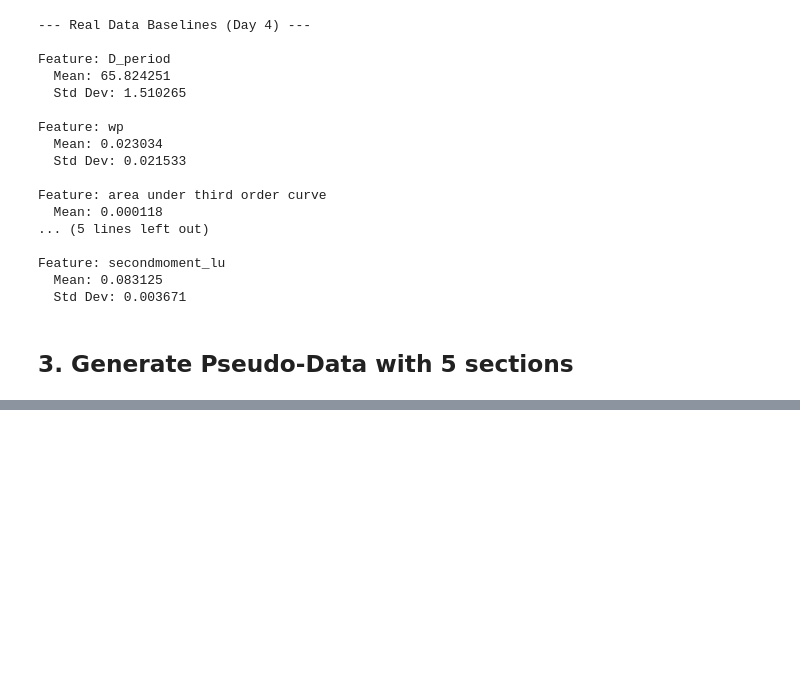
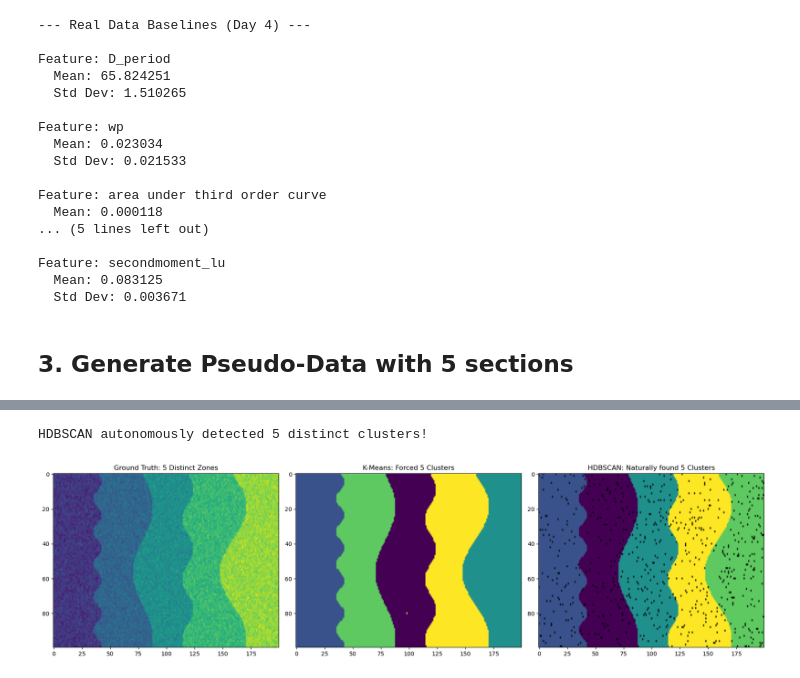
Before and after one commit to tomas2129silva/MSc-Dissertation, a Jupyter notebook: HDBSCAN_SAXS.ipynb, the cells around one changed output, grey strips where cells are left out. Saved outputs shown, nothing was run; the diff lists cells and outputs as text; code cells hidden in the pictures; blank space fills up the shorter version.

```diff
--- a/HDBSCAN_SAXS.ipynb
+++ b/HDBSCAN_SAXS.ipynb
@@ -124,0 +214,37 @@ for r in range(rows):
+# %%
+# 1. Run HDBSCAN
+# We set min_cluster_size to 300, right in the middle of your estimated range.
+hdb = hdbscan.HDBSCAN(min_cluster_size=300) # test min_samples=10
+hdb_labels = hdb.fit_predict(X_scaled)
+
+# Calculate how many clusters it actually found (HDBSCAN labels noise as -1)
+num_clusters_found = len(set(hdb_labels)) - (1 if -1 in hdb_labels else 0)
+print(f"HDBSCAN autonomously detected {num_clusters_found} distinct clusters!")
+
+# 2. Reshape the 1D labels back into our 100x200 image grid
+seg_hdbscan = hdb_labels.reshape(100, 200)
+
+# 3. Plot
+fig, axes = plt.subplots(1, 3, figsize=(18, 5))
+
+axes[0].imshow(pseudo_dp, cmap='viridis', aspect='auto') # Ground Truth
+axes[0].set_title("Ground Truth: 5 Distinct Zones")
+
+axes[1].imshow(kmeans_results[5], cmap='viridis', aspect='auto') # Kmeans with 5 clusters
+axes[1].set_title("K-Means: Forced 5 Clusters")
+
+# HDBSCAN
+# if HDBSCAN finds noise (-1), we can set a bad value color
+cmap_hdb = plt.cm.viridis.copy()
+cmap_hdb.set_under('black') # Noise pixels will show up as black
+
+# vmin=0 forces any label below 0 (the -1 noise labels) to use the black 'under' color
+# black represents the anomalies (noise) detected.
+axes[2].imshow(seg_hdbscan, cmap=cmap_hdb, aspect='auto', vmin=0)
+axes[2].set_title(f"HDBSCAN: Naturally found {num_clusters_found} Clusters")
+
+plt.tight_layout()
+plt.show()
+# %% [output]
+HDBSCAN autonomously detected 5 distinct clusters!
+[figure, added]
```
Also changed, not shown: parts of 6 cells of this notebook.
